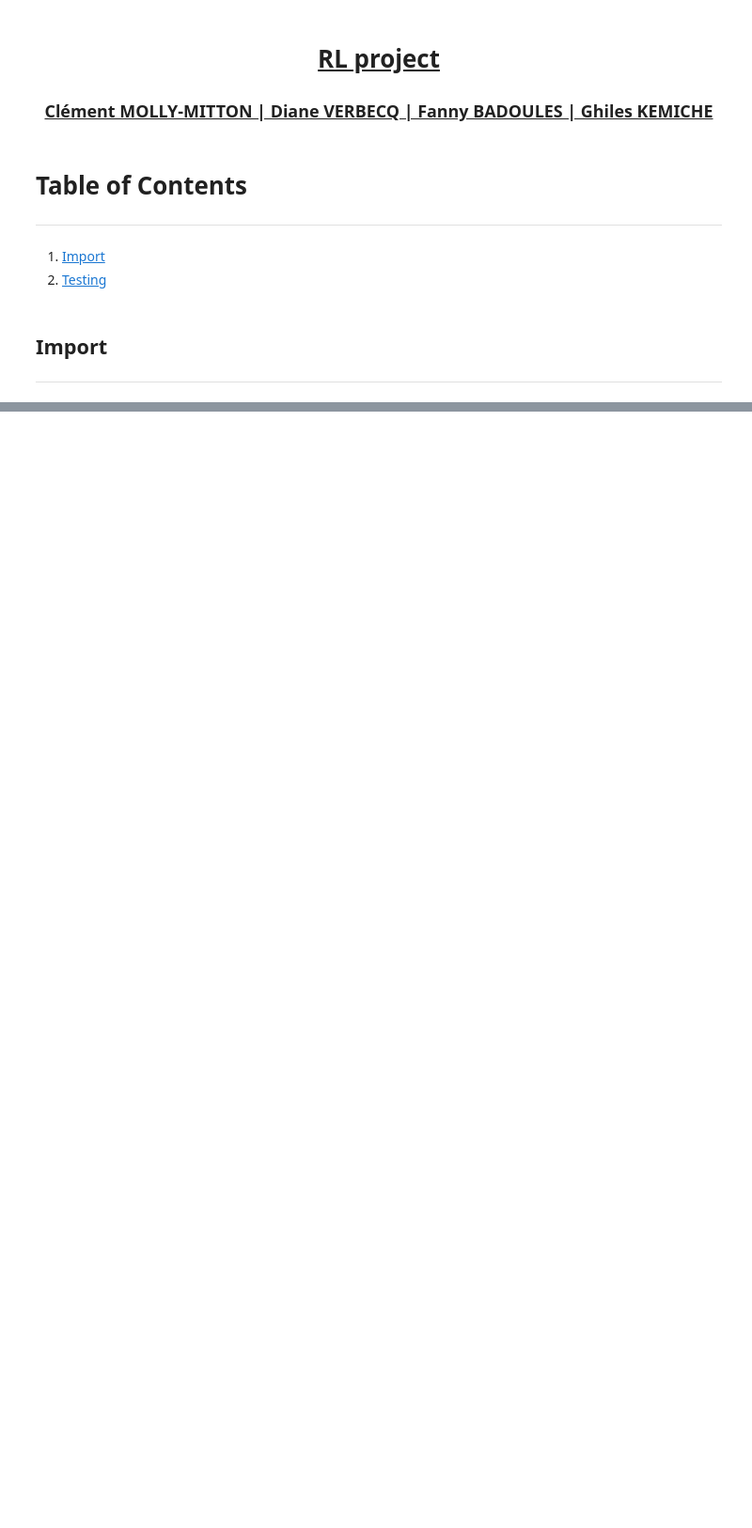
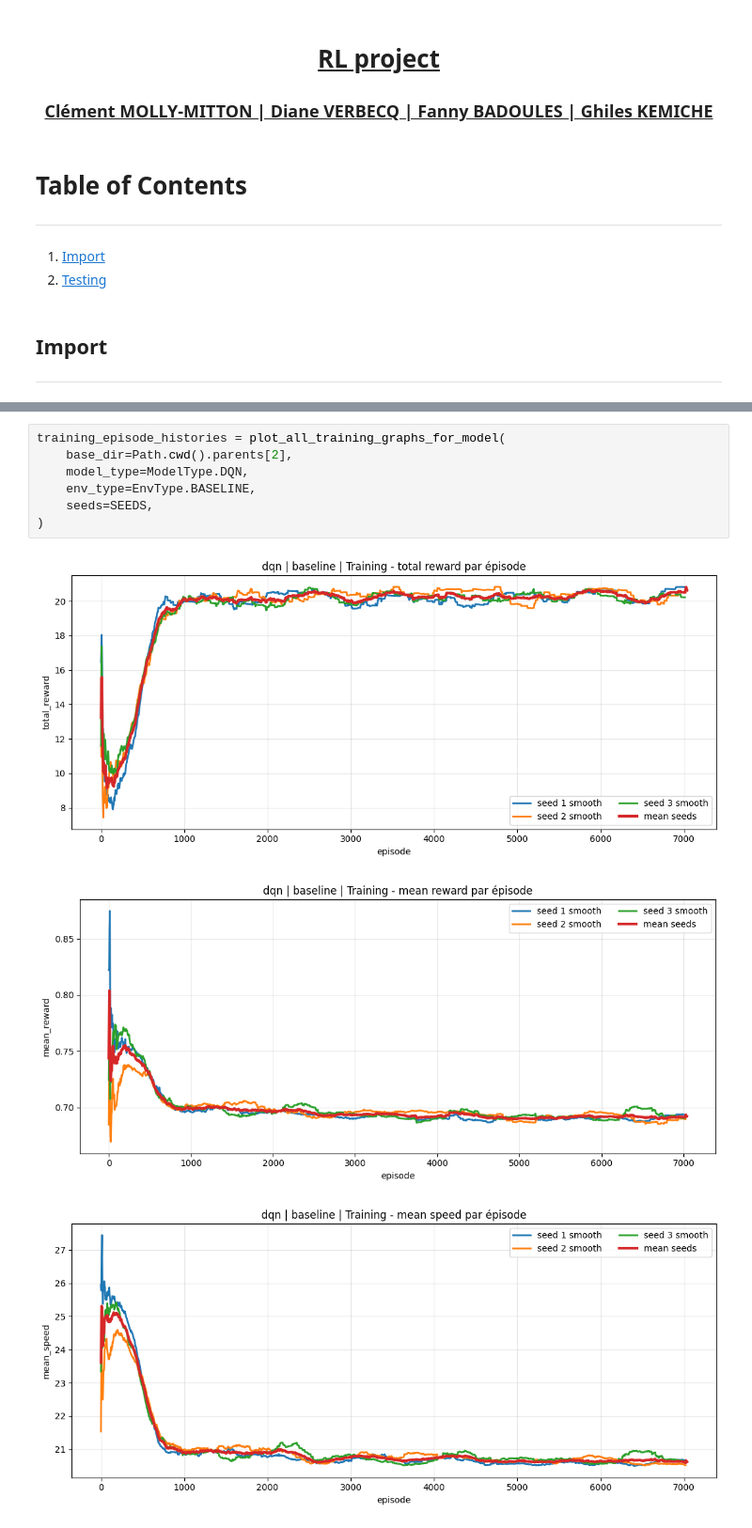
Before and after one commit to Bliights/RL-project, a Jupyter notebook: src/scripts/visualization/RL_project_group4.ipynb, the cells around one changed output, grey strips where cells are left out. Shown at 94% size. Cells and saved outputs as stored; diff of their text form; blank space fills up the shorter version.

```diff
--- a/src/scripts/visualization/RL_project_group4.ipynb
+++ b/src/scripts/visualization/RL_project_group4.ipynb
@@ -65,0 +646,11 @@ stats
+# %%
+training_episode_histories = plot_all_training_graphs_for_model(
+    base_dir=Path.cwd().parents[2],
+    model_type=ModelType.DQN,
+    env_type=EnvType.BASELINE,
+    seeds=SEEDS,
+)
+# %% [output]
+[figure, added]
+[figure, added]
+[figure, added]
```
Also changed, not shown: parts of 26 cells of this notebook.
